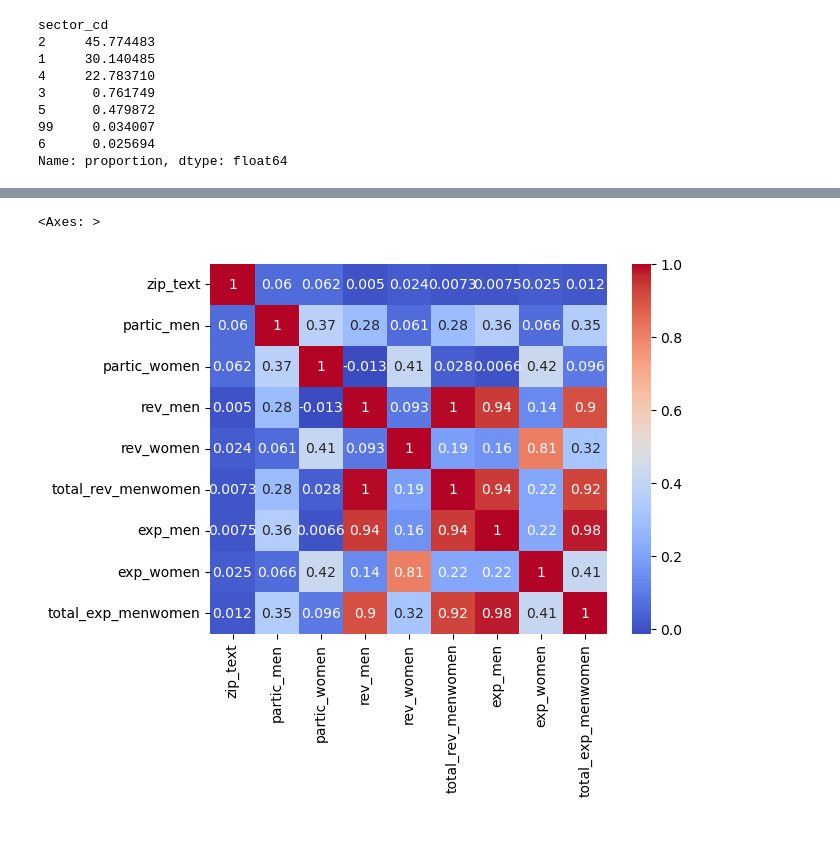
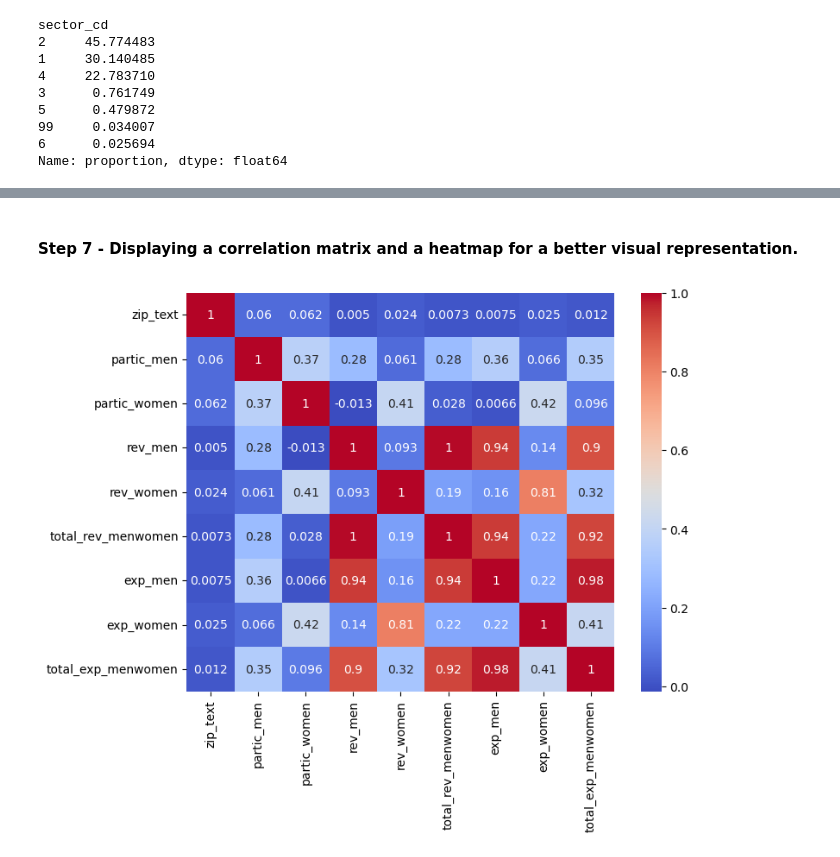
Before and after one commit to yevakramarova/project_code, a Jupyter notebook: TP1_YK_JCL.ipynb, the cells around one changed output, grey strips where cells are left out. Cells and saved outputs as stored; diff of their text form; code cells hidden in the pictures.

```diff
--- a/TP1_YK_JCL.ipynb
+++ b/TP1_YK_JCL.ipynb
@@ -151,10 +151,10 @@ dtype: float64
 # %% [markdown]
 #### Step 6 - Since there a still few variables with high missing value percentage, replace the NaN values with 0.
 # %%
-# Replace all NaN values with 0
-new_data.fillna(0, inplace=True)
+# Replace NaN values with 0 only for int and float columns
+new_data[new_data.select_dtypes(include=['int64', 'float64']).columns] = new_data.select_dtypes(include=['int64', 'float64']).fillna(0)
 
-# Check the DataFrame to confirm NaNs are replaced
+# Check the DataFrame to confirm NaNs are replaced for numeric columns
 new_data.head()
 # %% [output]
 |  | year | unitid | institution_name | city_txt | state_cd | zip_text | classification_code | ... |
@@ -537,8 +590,10 @@ data_num.corr()
+# %% [markdown]
+#### Step 7 - Displaying a correlation matrix and a heatmap for a better visual representation.
 # %%
 corr_matrix=new_data[['zip_text','partic_men','partic_women','rev_men','rev_women','total_rev_menwomen','exp_men','exp_women','total_exp_menwomen']].corr()
 # %%
-corr_matrix
+plt.figure(figsize=(8, 6))
 sns.heatmap(corr_matrix, annot=True, cmap='coolwarm')
+plt.show()
 # %% [output]
-<Axes: >
-[figure, old version]
+[figure, new version]
```
Also changed, not shown: parts of 49 cells of this notebook.
